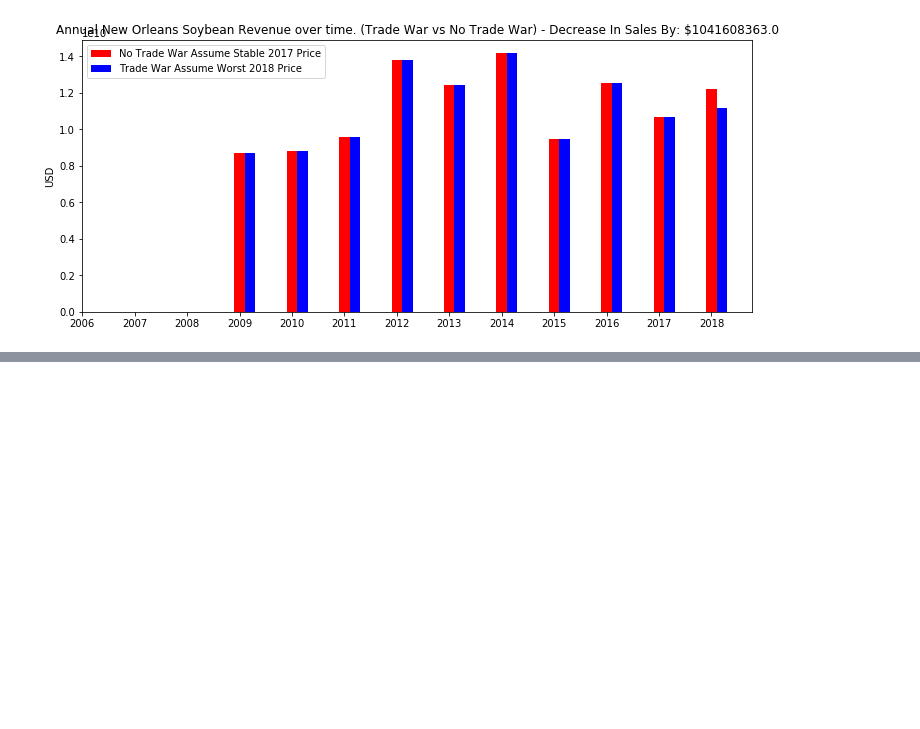
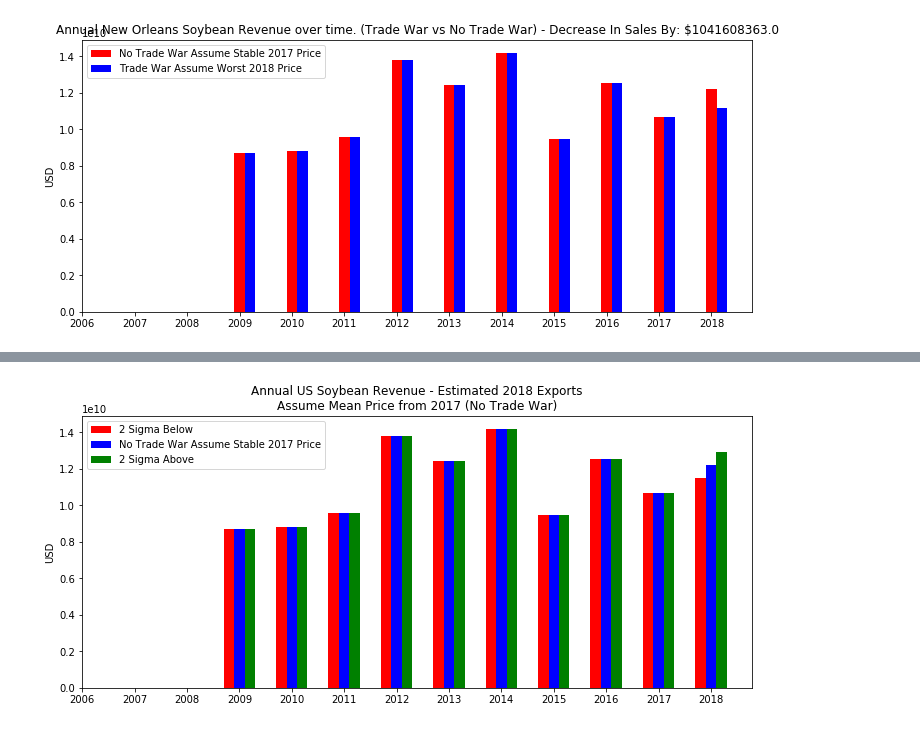
Before and after one commit to mattbichay/data_challenge, a Jupyter notebook: DataChallenge.ipynb, the cells around one changed output, grey strips where cells are left out. Drawn from its saved outputs; the diff is of its cells as text; code cells hidden in the pictures; blank space fills up the shorter version.

```diff
--- a/DataChallenge.ipynb
+++ b/DataChallenge.ipynb
@@ -303,15 +313,17 @@ plt.show()
 # %%
 plt.figure(figsize=(12,5))
 ax = plt.subplot(111)
 ax.bar(y_pos-0.2, annual_sales_with_2018_sigma2_min,width=0.2,color='r',align='center', label='2 Sigma Below')
 ax.bar(y_pos, annual_sales_with_2018_assume_2017,width=0.2,color='b',align='center', label='No Trade War Assume Stable 2017 Price')
 ax.bar(y_pos+0.2, annual_sales_with_2018_sigma2_max,width=0.2,color='g',align='center', label='2 Sigma Above')
 plt.xticks(y_pos, years)
 plt.ylabel('USD')
-plt.title('Annual New Orleans Soybean Revenue over time\nNo Trade War, 2 Sigma')
+plt.title('Annual US Soybean Revenue - Estimated 2018 Exports\nAssume Mean Price from 2017 (No Trade War)')
 h1, l1 = ax.get_legend_handles_labels()
 
 plt.legend(h1, l1, loc=2)
 
 plt.show()
+# %% [output]
+[figure, added]
 # %%
```
Also changed, not shown: parts of 17 cells of this notebook.
